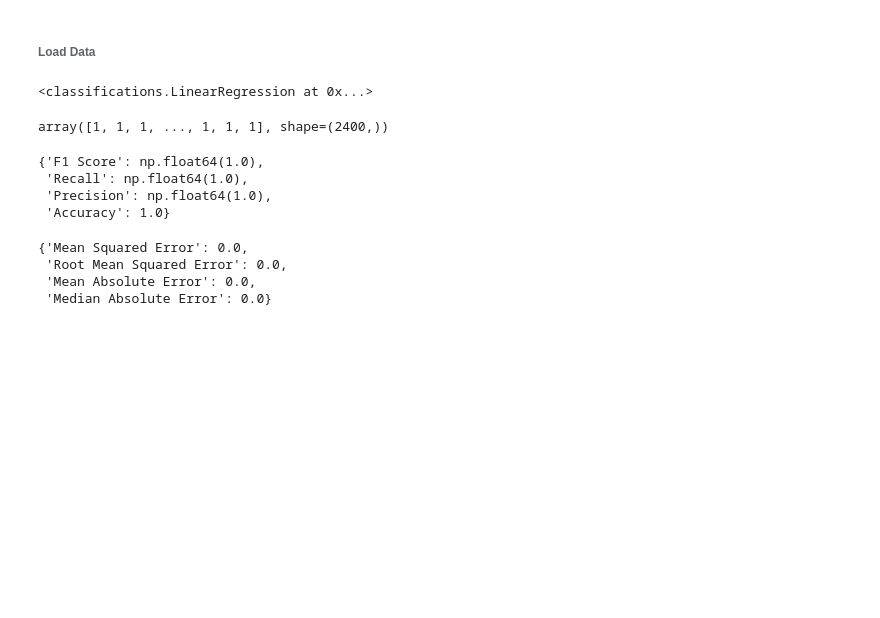
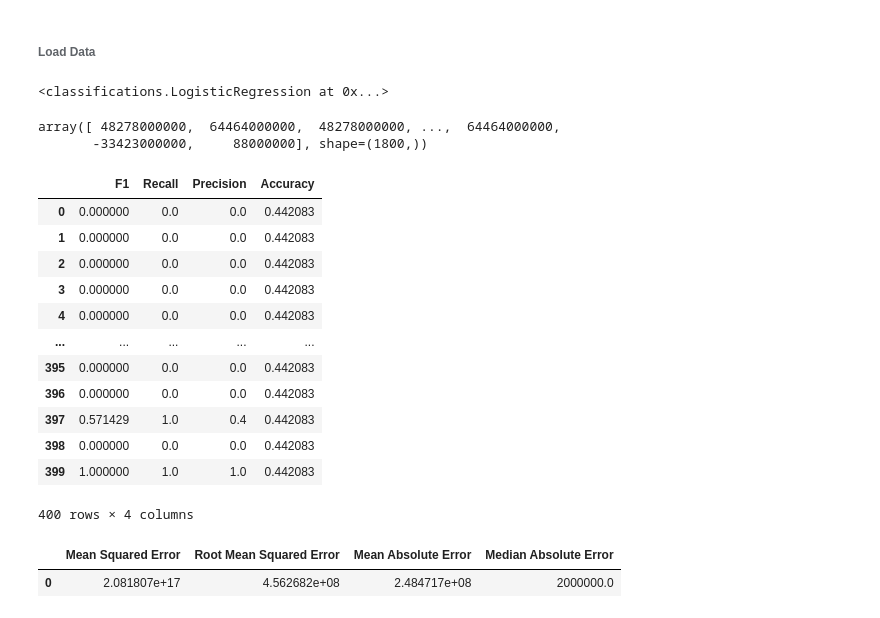
Before and after one commit to is-leeroy-jenkins/Mathy, a Jupyter notebook: ipynb/board.ipynb, the cells around one changed output. Drawn from its saved outputs; the diff is of its cells as text; code cells hidden in the pictures; blank space fills up the shorter version.

```diff
--- a/ipynb/board.ipynb
+++ b/ipynb/board.ipynb
@@ -80,27 +80,35 @@ normal_testing = normal.train_transform( testing_data )
 # %%
-lr = LinearRegression( )
-lr.train( data, targets )
+pr = LogisticRegression( )
+pr.train( std_data, targets )
 # %% [output]
-<classifications.LinearRegression at 0x...>
+<classifications.LogisticRegression at 0x...>
 # %%
-prediction = lr.project( data, targets  )
+prediction = pr.project( training_data, targets )
 prediction
 # %% [output]
-array([1, 1, 1, ..., 1, 1, 1], shape=(2400,))
+array([ 48278000000,  64464000000,  48278000000, ...,  64464000000,
+       -33423000000,     88000000], shape=(1800,))
 # %%
-score = lr.score( data, prediction )
+score = pr.score( std_data, targets )
 score
 # %% [output]
+|  | F1 | Recall | Precision | Accuracy |
+| 0 | 0.000000 | 0.0 | 0.0 | 0.442083 |
+| 1 | 0.000000 | 0.0 | 0.0 | 0.442083 |
+| 2 | 0.000000 | 0.0 | 0.0 | 0.442083 |
+| 3 | 0.000000 | 0.0 | 0.0 | 0.442083 |
+| 4 | 0.000000 | 0.0 | 0.0 | 0.442083 |
+| ... | ... | ... | ... | ... |
+| 395 | 0.000000 | 0.0 | 0.0 | 0.442083 |
+| 396 | 0.000000 | 0.0 | 0.0 | 0.442083 |
+| 397 | 0.571429 | 1.0 | 0.4 | 0.442083 |
+| 398 | 0.000000 | 0.0 | 0.0 | 0.442083 |
+| 399 | 1.000000 | 1.0 | 1.0 | 0.442083 |
-{'F1 Score': np.float64(1.0),
- 'Recall': np.float64(1.0),
- 'Precision': np.float64(1.0),
- 'Accuracy': 1.0}
+400 rows × 4 columns
 # %%
-analysis = lr.analyze( data, targets )
-analysis
+analytics = pr.analyze( std_data, targets )
+analytics
 # %% [output]
-{'Mean Squared Error': 0.0,
- 'Root Mean Squared Error': 0.0,
- 'Mean Absolute Error': 0.0,
- 'Median Absolute Error': 0.0}
+|  | Mean Squared Error | Root Mean Squared Error | Mean Absolute Error | Median Absolute Error |
+| 0 | 2.081807e+17 | 4.562682e+08 | 2.484717e+08 | 2000000.0 |
 # %%
```
Also changed, not shown: parts of 6 cells of this notebook, 2 other files.
